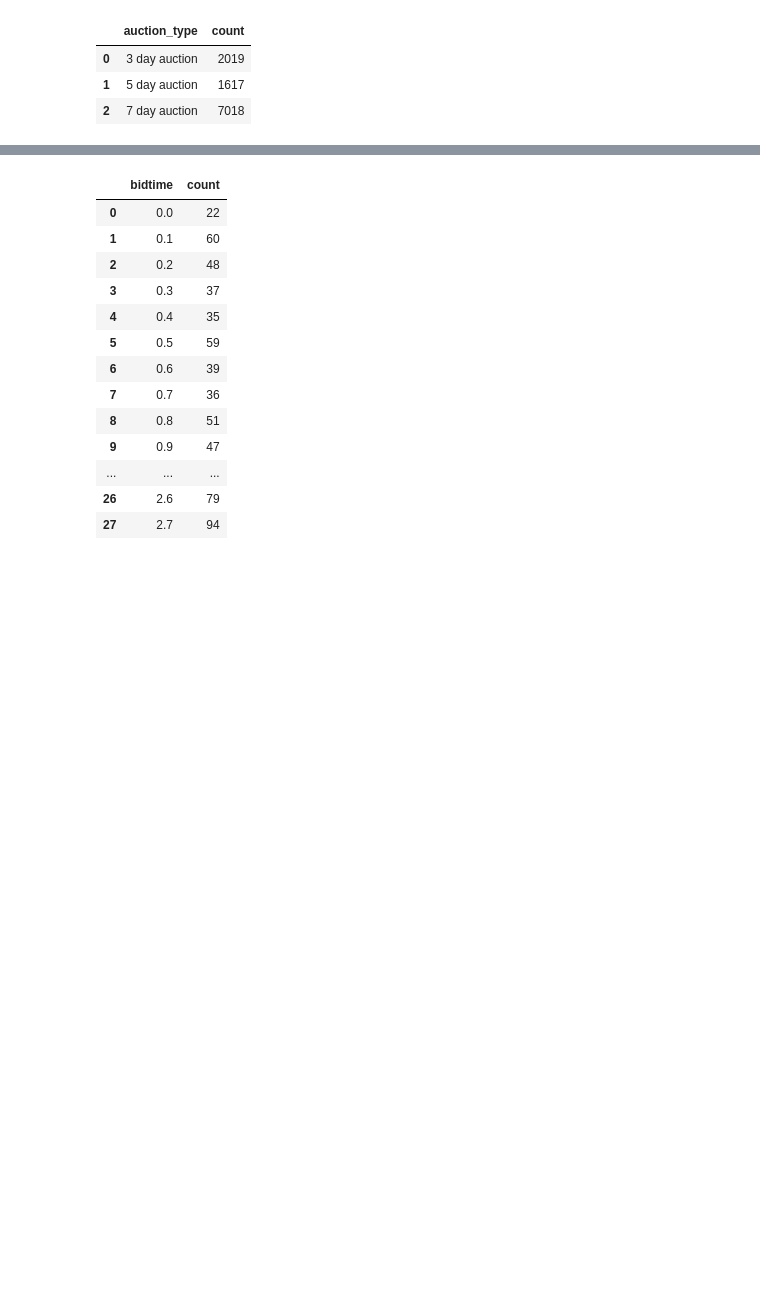
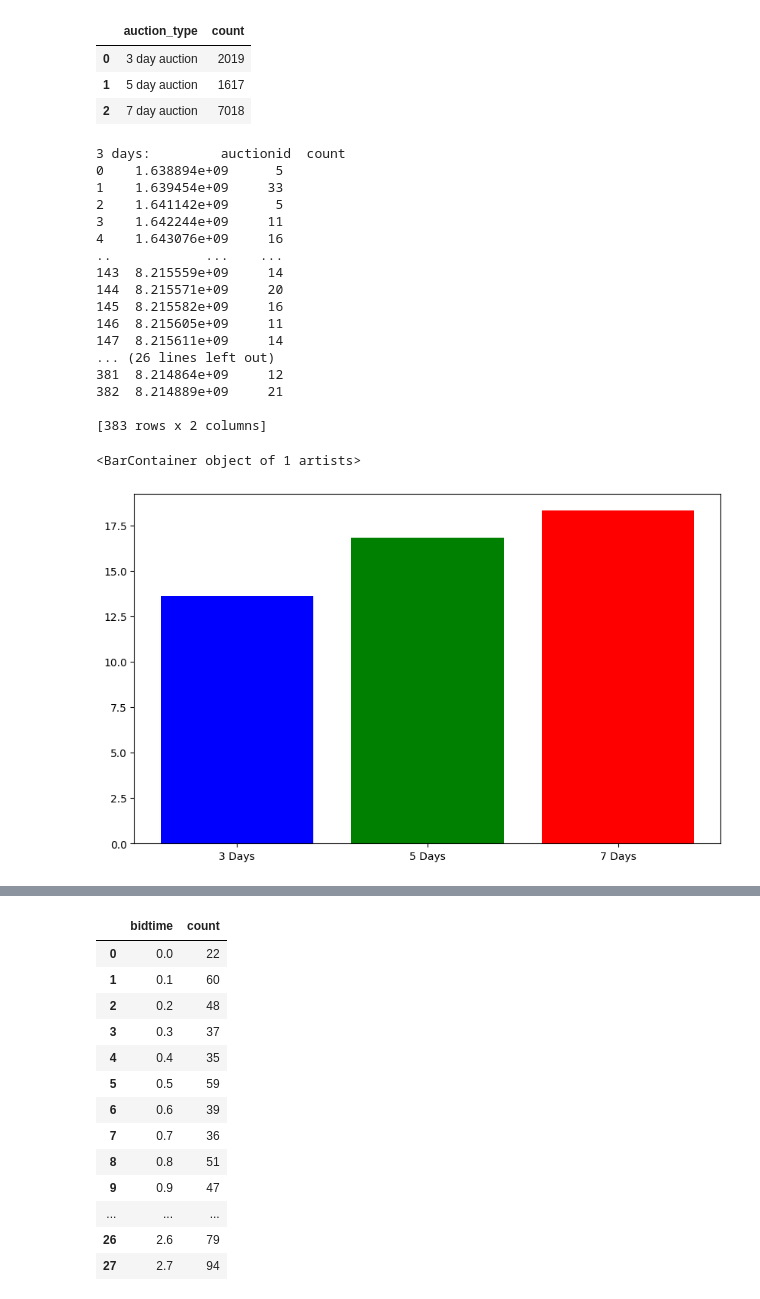
Before and after one commit to findraj/Auction-Dynamics-Simulation, a Jupyter notebook: analysis/ebay/ebay.ipynb, the cells around one changed output, grey strips where cells are left out. Saved outputs shown, nothing was run; the diff lists cells and outputs as text; code cells hidden in the pictures; blank space fills up the shorter version.

```diff
--- a/analysis/ebay/ebay.ipynb
+++ b/analysis/ebay/ebay.ipynb
@@ -95,6 +95,46 @@ counts_df
 auctions_3_days = ebay_df.where(ebay_df['auction_type'].str.contains("3 day auction"))
 auctions_5_days = ebay_df.where(ebay_df['auction_type'].str.contains("5 day auction"))
 auctions_7_days = ebay_df.where(ebay_df['auction_type'].str.contains("7 day auction"))
+# %%
+# Plot the average number of bids for each auction type
+fig, axs = plt.subplots(1, 1, figsize=(10, 6))
+
+# Plot the average number of bids for each auction type
+auctions_3_days_avg = auctions_3_days.groupby('auctionid').size().reset_index(name='count')
+print('3 days:', auctions_3_days_avg)
+average_3_days = auctions_3_days_avg['count'].mean()
+
+auctions_5_days_avg = auctions_5_days.groupby('auctionid').size().reset_index(name='count')
+print('5 days:', auctions_5_days_avg)
+average_5_days = auctions_5_days_avg['count'].mean()
+
+auctions_7_days_avg = auctions_7_days.groupby('auctionid').size().reset_index(name='count')
+print('7 days:', auctions_7_days_avg)
+average_7_days = auctions_7_days_avg['count'].mean()
+
+axs.bar('3 Days', average_3_days, color='blue', label=f'3 Days ({average_3_days:.2f})')
+axs.bar('5 Days', average_5_days, color='green', label=f'5 Days ({average_5_days:.2f})')
+axs.bar('7 Days', average_7_days, color='red', label=f'7 Days ({average_7_days:.2f})')
+# %% [output]
+3 days:         auctionid  count
+0    1.638894e+09      5
+1    1.639454e+09     33
+2    1.641142e+09      5
+3    1.642244e+09     11
+4    1.643076e+09     16
+..            ...    ...
+143  8.215559e+09     14
+144  8.215571e+09     20
+145  8.215582e+09     16
+146  8.215605e+09     11
+147  8.215611e+09     14
+... (26 lines left out)
+381  8.214864e+09     12
+382  8.214889e+09     21
+
+[383 rows x 2 columns]
+<BarContainer object of 1 artists>
+[figure, added]
 # %%
 auctions_3_days = auctions_3_days.dropna()
 # %%
```
Also changed, not shown: parts of 6 cells of this notebook.
